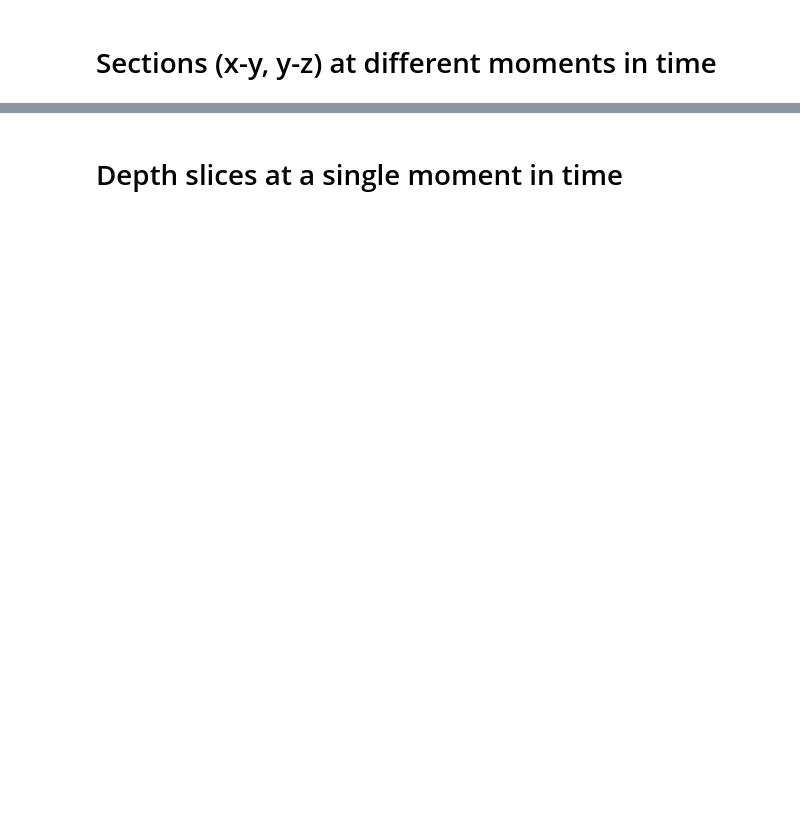
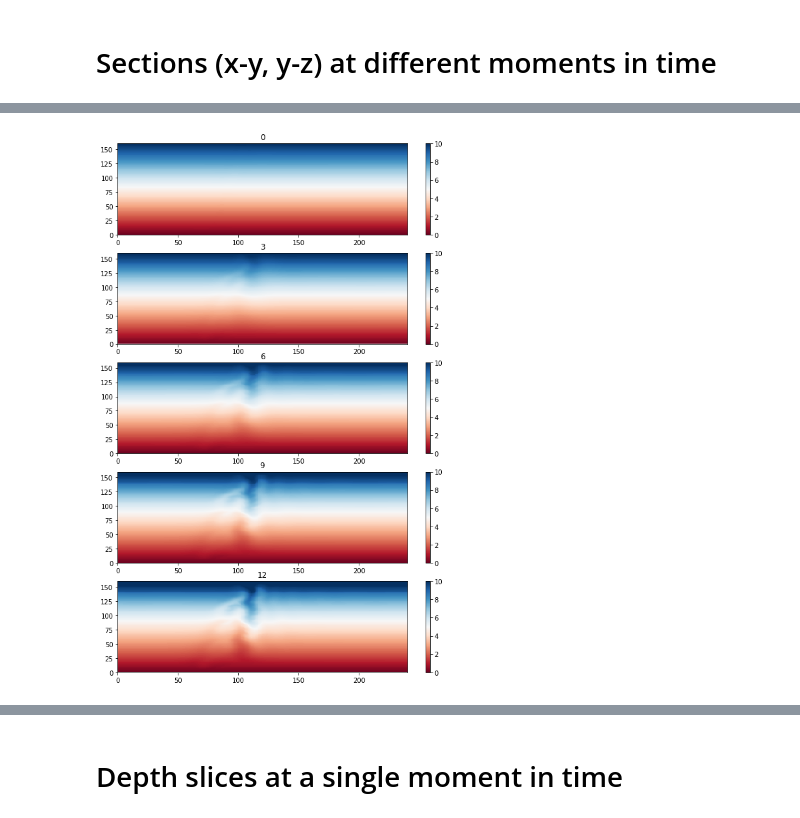
Before and after one commit to gmacgilchrist/MOM6_analysis, a Jupyter notebook: draw_mom6-out_prelim.ipynb, the cells around one changed output, grey strips where cells are left out. Saved outputs shown, nothing was run; the diff lists cells and outputs as text; code cells hidden in the pictures; blank space fills up the shorter version.

```diff
--- a/draw_mom6-out_prelim.ipynb
+++ b/draw_mom6-out_prelim.ipynb
@@ -106,0 +82,4 @@ draw_var_times(var=prog.v.isel(zl=0),clim=[-0.1,0.1],times=get_times,invert=Fals
+# %%
+draw_var_times(var=prog.temp.isel(zl=0),clim=[-0,10],times=get_times,invert=False)
+# %% [output]
+[figure, added]
```
Also changed, not shown: parts of 16 cells of this notebook.
